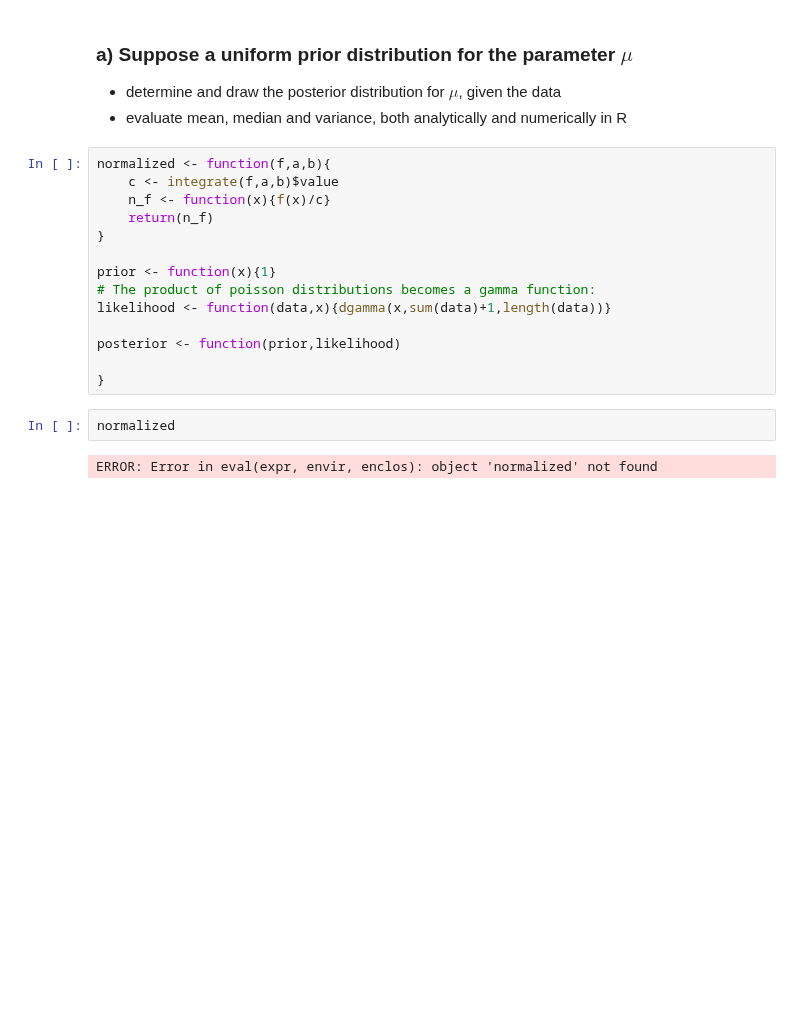
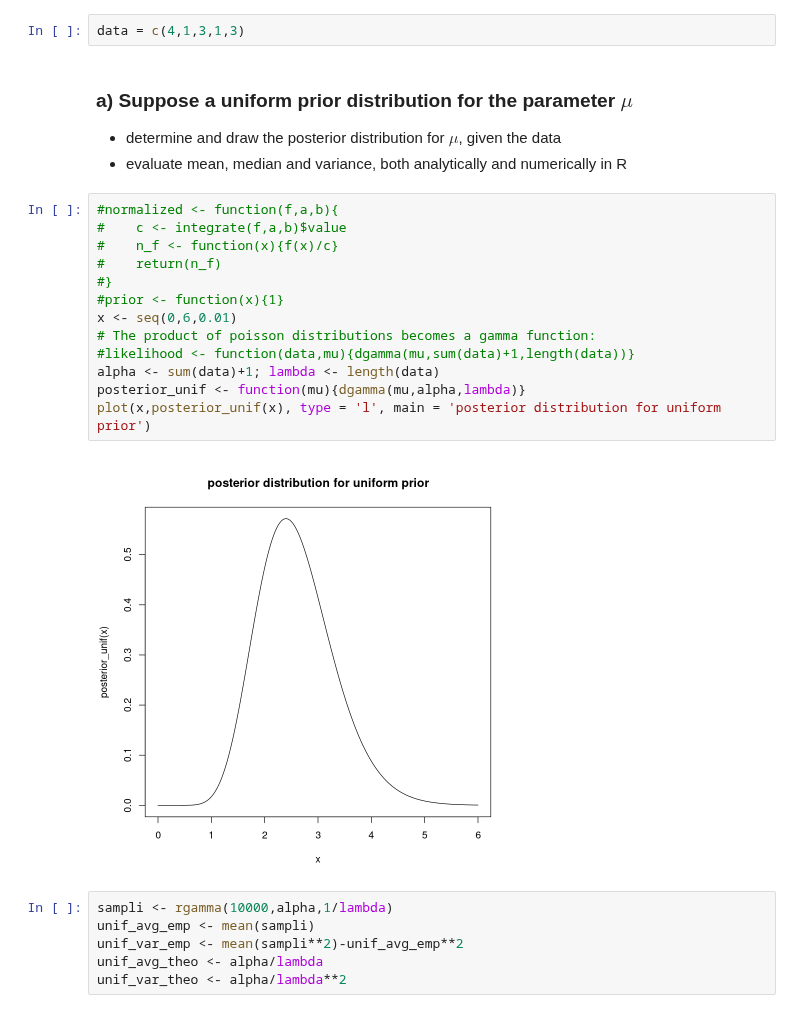
Before and after one commit to eigen-carmona/AdvStats, a Jupyter notebook: lab6/ex6.ipynb, the cells around one changed output. Saved outputs shown, nothing was run; the diff lists cells and outputs as text; blank space fills up the shorter version.

```diff
--- a/lab6/ex6.ipynb
+++ b/lab6/ex6.ipynb
@@ -5,23 +5,28 @@
 The number of particles emitted by a radioactive source during a fixed interval of time ($\Delta t = 10\text{s}$) follows a Poisson distribution on the parameter µ. The number of particles observed during consecutive time intervals is: $4, 1, 3, 1$ and $3$.
+# %%
+data = c(4,1,3,1,3)
 # %% [markdown]
 ### a) Suppose a uniform prior distribution for the parameter $\mu$
 - determine and draw the posterior distribution for $\mu$, given the data
 - evaluate mean, median and variance, both analytically and numerically in R
 # %%
-normalized <- function(f,a,b){
-    c <- integrate(f,a,b)$value
-    n_f <- function(x){f(x)/c}
-    return(n_f)
-}
-
-prior <- function(x){1}
+#normalized <- function(f,a,b){
+#    c <- integrate(f,a,b)$value
+#    n_f <- function(x){f(x)/c}
+#    return(n_f)
+#}
+#prior <- function(x){1}
+x <- seq(0,6,0.01)
 # The product of poisson distributions becomes a gamma function:
-likelihood <- function(data,x){dgamma(x,sum(data)+1,length(data))}
-
-posterior <- function(prior,likelihood)
-
-}
+#likelihood <- function(data,mu){dgamma(mu,sum(data)+1,length(data))}
+alpha <- sum(data)+1; lambda <- length(data)
+posterior_unif <- function(mu){dgamma(mu,alpha,lambda)}
+plot(x,posterior_unif(x), type = 'l', main = 'posterior distribution for uniform prior')
+# %% [output]
+[figure, added]
-# %%
-normalized
-# %% [output]
-ERROR: Error in eval(expr, envir, enclos): object 'normalized' not found
+# %%
+sampli <- rgamma(10000,alpha,1/lambda)
+unif_avg_emp <- mean(sampli)
+unif_var_emp <- mean(sampli**2)-unif_avg_emp**2
+unif_avg_theo <- alpha/lambda
+unif_var_theo <- alpha/lambda**2
```
Also changed, not shown: parts of 14 cells of this notebook.
